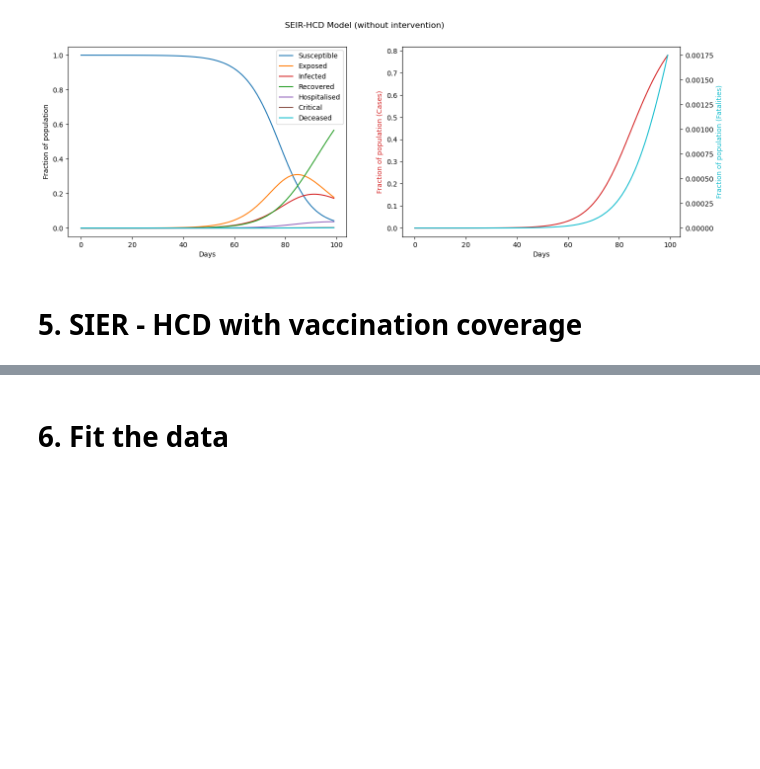
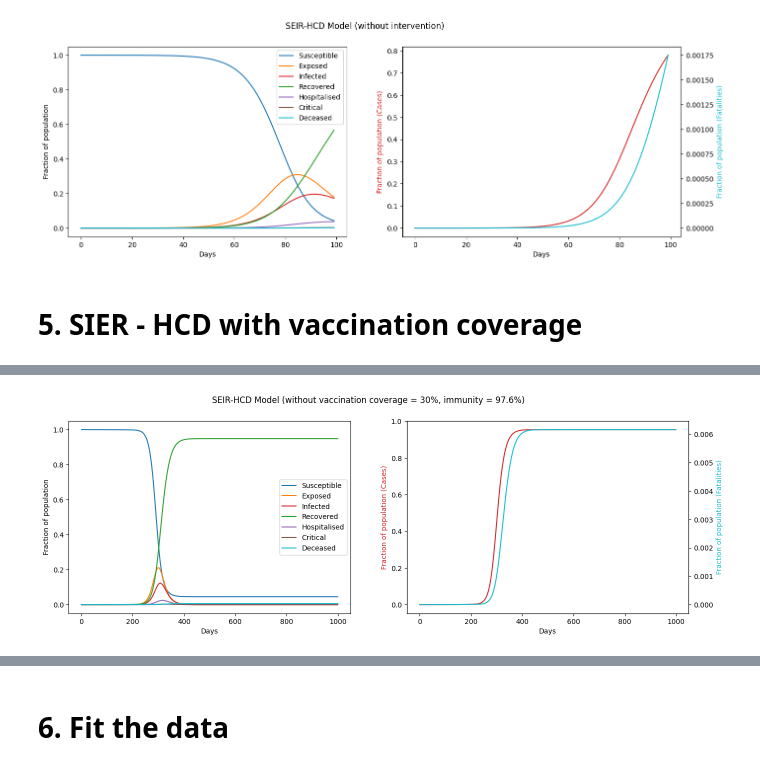
Before and after one commit to hung3a8/nhp-measles-analyse, a Jupyter notebook: Notebooks/Model/SEIR.ipynb, the cells around one changed output, grey strips where cells are left out. Saved outputs shown, nothing was run; the diff lists cells and outputs as text; code cells hidden in the pictures; blank space fills up the shorter version.

```diff
--- a/Notebooks/Model/SEIR.ipynb
+++ b/Notebooks/Model/SEIR.ipynb
@@ -376,0 +377,36 @@ print(sol[-1])
+# %%
+def time_varying_reproduction(t):
+    if 0 <= t < 200:
+        return 1.6
+    if 200 <= t < 400:
+        return 3.6
+    if 400 <= t:
+        return 2.6
+# %%
+N = 100000  # Population size
+n_infected = 1
+max_days = 1000
+
+# State at time = 0 for SEIR_HCD model
+# The numbers correspond to the number of people in each of the SEIRHCD compartments
+initial_state = [(N - n_infected) / N, 0, n_infected / N, 0, 0, 0, 0]
+
+t_inc = 13
+t_inf = 8
+t_hosp = 8
+t_crit = 8
+m_a = 0.8
+c_a = 0.1
+f_a = 0.3
+v_rate = 0.1  # Vaccination rate
+sigma = 0.976  # Immunity
+
+args = (time_varying_reproduction, t_inc, t_inf, t_hosp, t_crit, m_a, c_a, f_a, v_rate, sigma)
+
+t = np.linspace(0, max_days, max_days)
+
+sol = odeint(SEIR_HCD_deriv_with_vaccination, y0=initial_state, t=t, args=args)
+
+plot_model(sol, 'SEIR-HCD Model (without vaccination coverage = 30%, immunity = 97.6%)')
+# %% [output]
+[figure, added]
```
Also changed, not shown: parts of 15 cells of this notebook.
